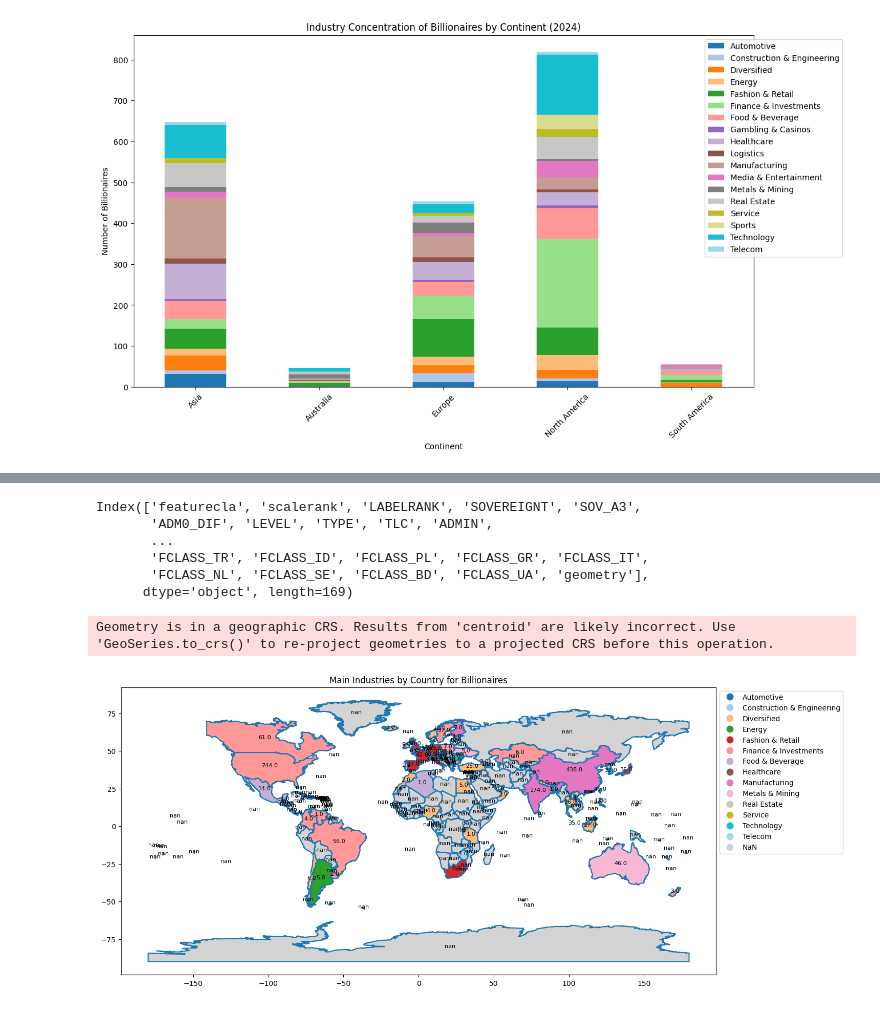
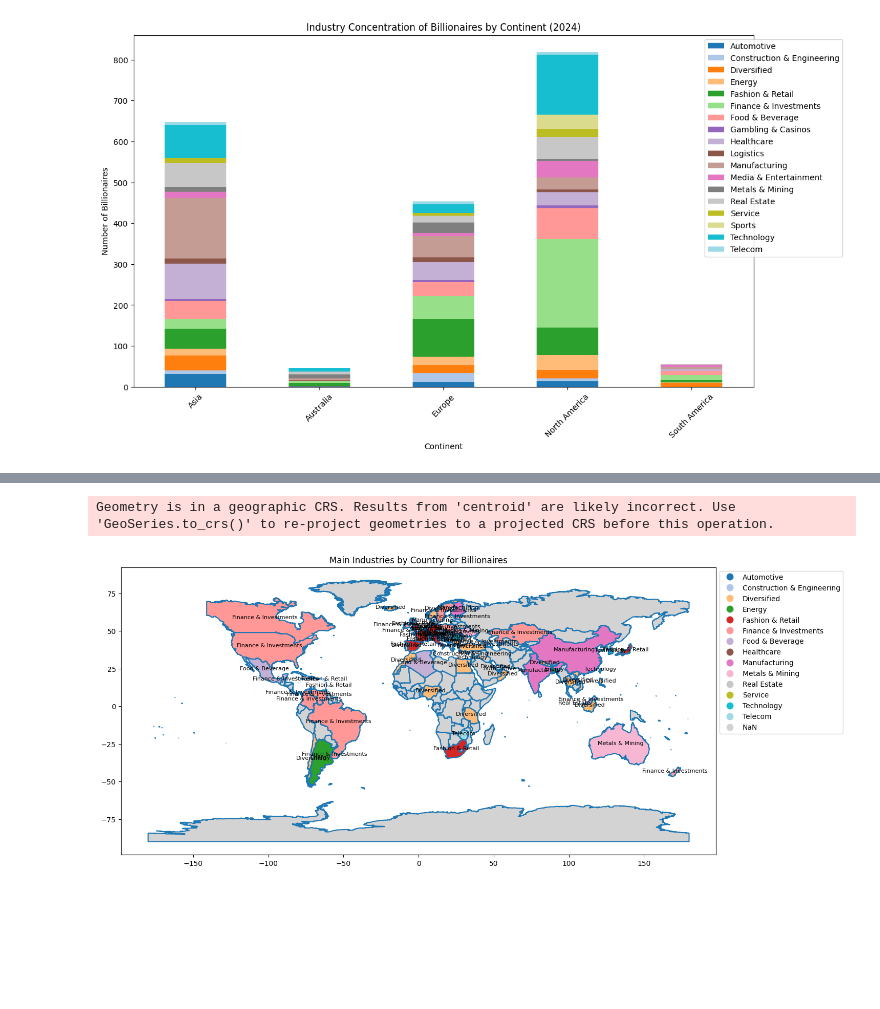
Before and after one commit to YUHA0JIANG/data, a Jupyter notebook: My data.ipynb, the cells around one changed output, grey strips where cells are left out. Cells and saved outputs as stored; diff of their text form; code cells hidden in the pictures; blank space fills up the shorter version.

```diff
--- a/My data.ipynb
+++ b/My data.ipynb
@@ -431,15 +498,4 @@ world = gpd.read_file('/Users/jiangyuhao/CODE1161/data/ne_10m_admin_0_countries'
 # %%
-import geopandas as gpd
-import pandas as pd
-import matplotlib.pyplot as plt
-from shapely.geometry import Polygon, MultiPolygon
-
-
-# 检查列名
-print(world.columns)
-
-
-
 # 标准化国家名称
 data['country_of_citizenship'] = data['country_of_citizenship'].replace({
     'United States': 'United States of America',
@@ -465,41 +521,36 @@ country_industry_max = country_industry_distribution.idxmax(axis=1)
 country_industry_max.name = 'business_category'
 
 # 计算每个国家的亿万富翁总数
 country_industry_max_counts = country_industry_distribution.sum(axis=1)
 country_industry_max_counts.name = 'billionaire_count'
 
 # 确保合并前没有重复的列
 if 'business_category' in world.columns:
     world = world.drop(columns=['business_category'])
 if 'billionaire_count' in world.columns:
     world = world.drop(columns=['billionaire_count'])
 
 # 使用正确的列名进行合并
 world = world.merge(country_industry_max, how="left", left_on="NAME", right_index=True)
 world = world.merge(country_industry_max_counts, how="left", left_on="NAME", right_index=True)
 
 # 绘制地图
 fig, ax = plt.subplots(1, 1, figsize=(15, 10))
 
 # 绘制世界地图，国家边界
 world.boundary.plot(ax=ax)
 
 # 用颜色表示不同国家的主要行业
 world.plot(column='business_category', ax=ax, legend=True,
            legend_kwds={'bbox_to_anchor': (1, 1)}, cmap='tab20', missing_kwds={'color': 'lightgrey'})
 
-# 添加亿万富翁数量信息
-for x, y, label in zip(world.geometry.centroid.x, world.geometry.centroid.y, world['billionaire_count']):
-    ax.text(x, y, label, fontsize=8, ha='center', color='black')
+# 添加主要行业信息
+for x, y, label in zip(world.geometry.centroid.x, world.geometry.centroid.y, world['business_category']):
+    if pd.notna(label):
+        ax.text(x, y, label, fontsize=8, ha='center', color='black')
 
 plt.title('Main Industries by Country for Billionaires')
 plt.show()
 # %% [output]
-Index(['featurecla', 'scalerank', 'LABELRANK', 'SOVEREIGNT', 'SOV_A3',
-       'ADM0_DIF', 'LEVEL', 'TYPE', 'TLC', 'ADMIN',
-       ...
-       'FCLASS_TR', 'FCLASS_ID', 'FCLASS_PL', 'FCLASS_GR', 'FCLASS_IT',
-       'FCLASS_NL', 'FCLASS_SE', 'FCLASS_BD', 'FCLASS_UA', 'geometry'],
-      dtype='object', length=169)
+Geometry is in a geographic CRS. Results from 'centroid' are likely incorrect. Use 'GeoSeries.to_crs()' to re-project geometries to a projected CRS before this operation.
-Geometry is in a geographic CRS. Results from 'centroid' are likely incorrect. Use 'GeoSeries.to_crs()' to re-project geometries to a projected CRS before this operation.
-[figure, old version]
+[figure, new version]
```
Also changed, not shown: parts of 1 cell of this notebook.
